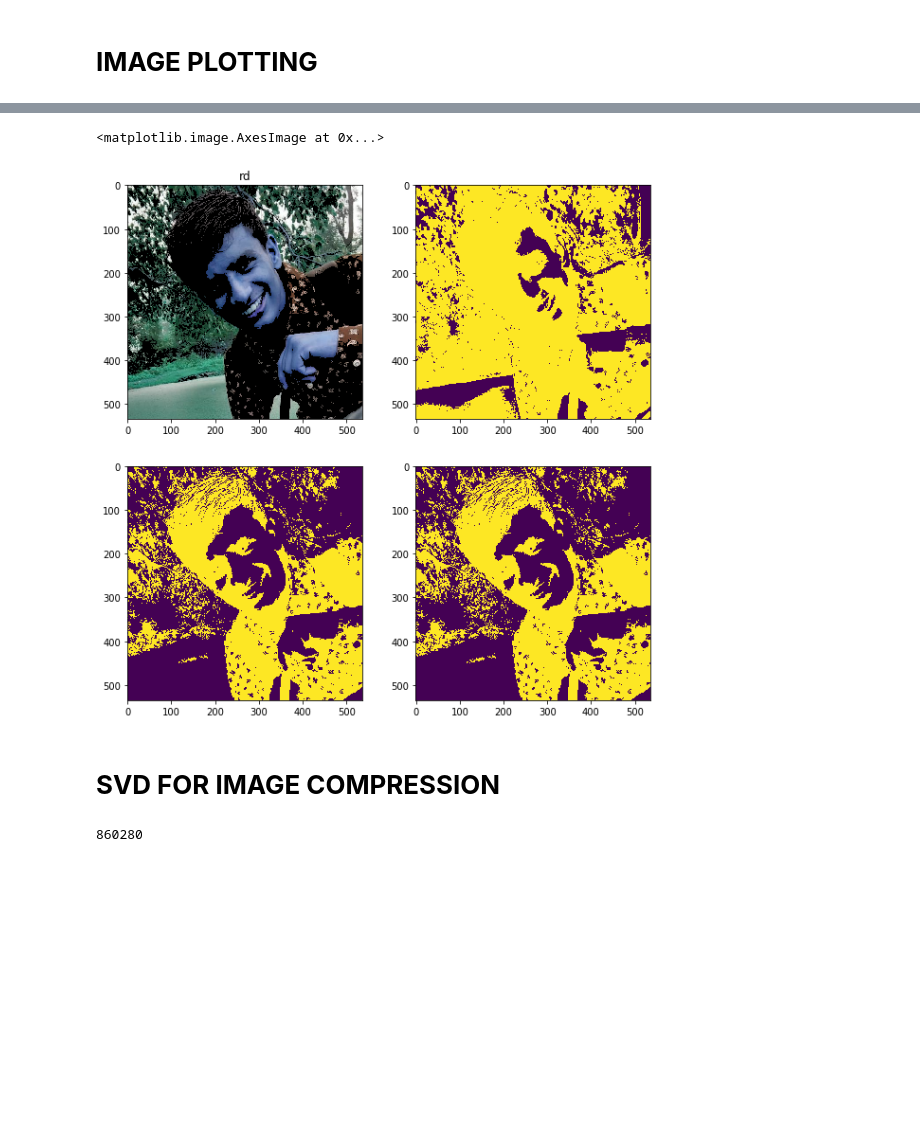
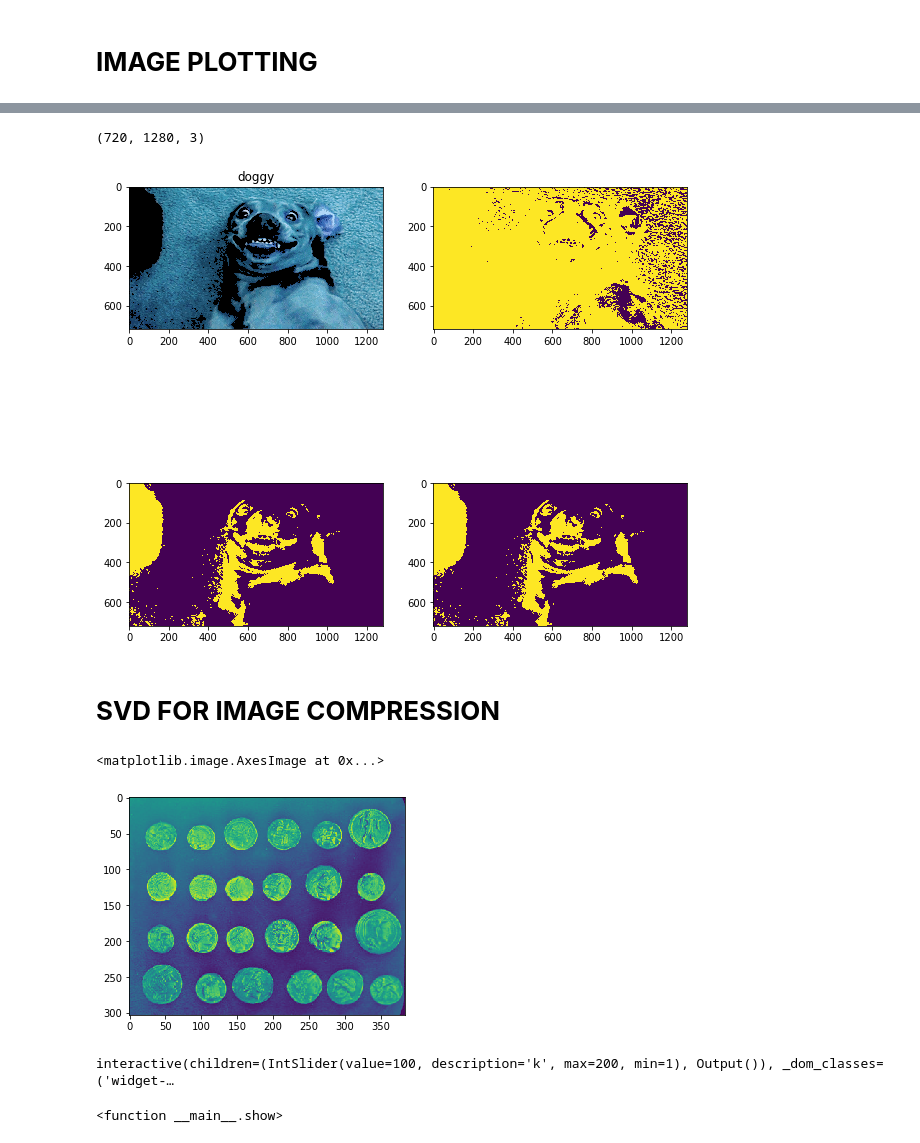
Before and after one commit to 23subbhashit/SVD_IMAGE_COMPRESION, a Jupyter notebook: SVD_IMAGE_COMPRESSION.ipynb, the cells around one changed output, grey strips where cells are left out. Cells and saved outputs as stored; diff of their text form; code cells hidden in the pictures; blank space fills up the shorter version.

```diff
--- a/SVD_IMAGE_COMPRESSION.ipynb
+++ b/SVD_IMAGE_COMPRESSION.ipynb
@@ -13,10 +16,10 @@ files.upload()
 # %% [markdown]
 # **IMAGE PLOTTING**
 # %%
-img=cv2.imread("rd.jpg")
+img=cv2.imread("maxresdefault.jpg")
 plt.figure(figsize=(15,15))
 plt.imshow(img)
 plt.xlabel("x")
 plt.ylabel("y")
-plt.title("rd chutiya")
+plt.title("dog")
 # %% [output]
@@ -25,22 +28,23 @@ Text(0.5, 1.0, 'rd chutiya')
 # %%
 a=img[:,:,0]<100
 b=img[:,:,1]<60
 c=img[:,:,2]<60
 data=np.logical_and(a,b,c)
 img[data]=0
 fig=plt.figure(figsize=(10,10))
 ax1=fig.add_subplot(221)
 ax1.imshow(img)
-ax1.set_title("rd")
+ax1.set_title("doggy")
 ax2=fig.add_subplot(222)
 ax2.imshow(a)
 ax3=fig.add_subplot(223)
 ax3.imshow(b)
 ax4=fig.add_subplot(224)
 ax4.imshow(c)
+img.shape
 # %% [output]
-<matplotlib.image.AxesImage at 0x...>
+(720, 1280, 3)
-[figure, old version]
+[figure, new version]
 # %% [markdown]
 # **SVD FOR IMAGE COMPRESSION**
 # %%
@@ -72,5 +52,0 @@ class compression:
-# %%
-size=img.nbytes
-size
-# %% [output]
-860280
@@ -80,0 +53,5 @@ f
+# %%
+plt.imshow(data.coins())
+# %% [output]
+<matplotlib.image.AxesImage at 0x...>
+[figure, added]
@@ -80,0 +80,6 @@ f
+# %%
+from ipywidgets import interact
+interact(show,k=(1,200))
+# %% [output]
+interactive(children=(IntSlider(value=100, description='k', max=200, min=1), Output()), _dom_classes=('widget-…
+<function __main__.show>
```
Also changed, not shown: parts of 6 cells of this notebook.
